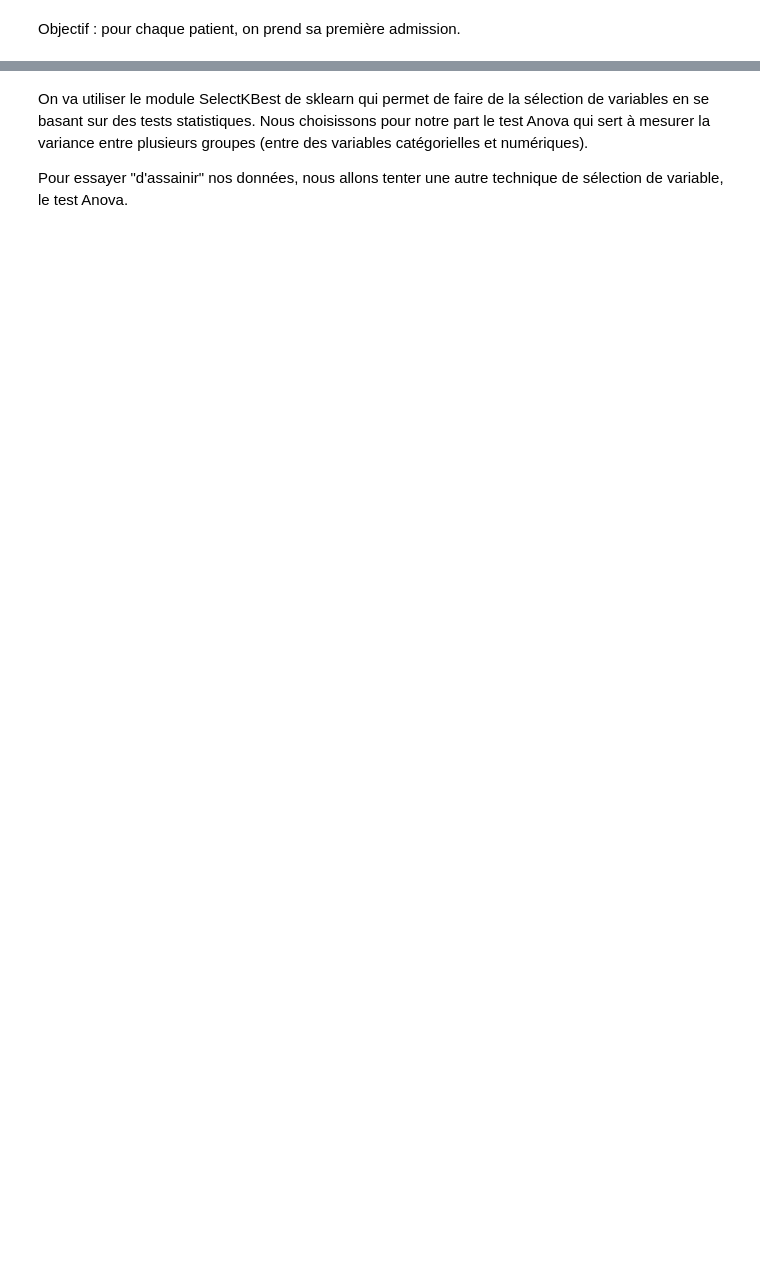
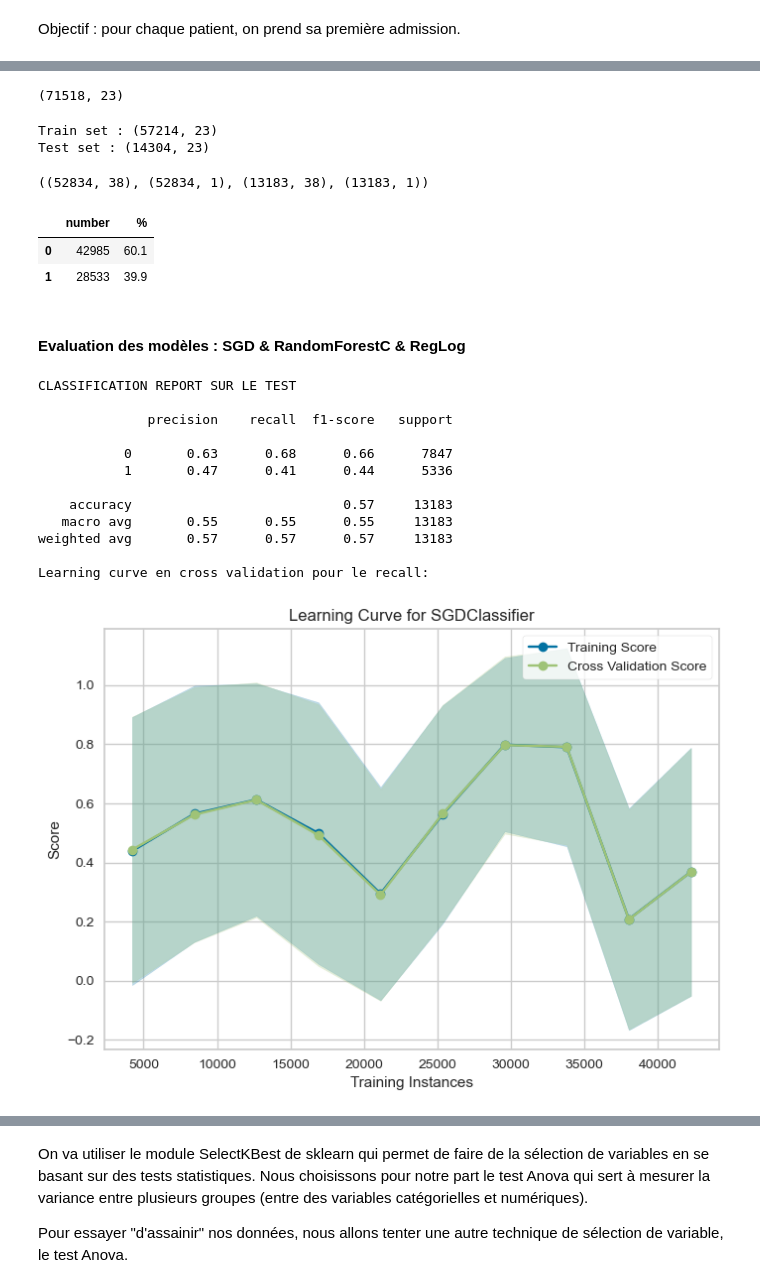
Before and after one commit to Gwendelina/130US_diabete, a Jupyter notebook: 130US_diabete.ipynb, the cells around one changed output, grey strips where cells are left out. Drawn from its saved outputs; the diff is of its cells as text; code cells hidden in the pictures; blank space fills up the shorter version.

```diff
--- a/130US_diabete.ipynb
+++ b/130US_diabete.ipynb
@@ -2673,0 +2677,2 @@ test_drop.shape
+# %%
+df_without_duplicate = base_clean_dataset_drop_duplicate()
@@ -2673,0 +2686,46 @@ test_drop.shape
+# %%
+df_without_duplicate = df_without_duplicate[['num_lab_procedures','num_medications', 'number_diagnoses', 'time_in_hospital', 'age', 'discharge_disposition_id', 'admission_source_id', 'diag_1', 'diag_3', 'medical_specialty', 'payer_code', 'race', 'gender', 'change', 'diabetesMed', 'max_glu_serum', 'A1Cresult', 'metformin', 'glimepiride', 'pioglitazone', 'rosiglitazone', 'insulin', 'readmitted']]
+df_without_duplicate.shape
+# %% [output]
+(71518, 23)
+# %%
+trainset_without_duplicate, testset_without_duplicate = train_test_split(df_without_duplicate, test_size=0.2, random_state=5)
+print('Train set :', trainset_without_duplicate.shape)
+print('Test set :', testset_without_duplicate.shape)
+# %% [output]
+Train set : (57214, 23)
+Test set : (14304, 23)
+# %%
+X_train_3, y_train_3 = preprocessing(trainset_without_duplicate)
+X_test_3, y_test_3 = preprocessing(testset_without_duplicate)
+X_train_3.shape, y_train_3.shape, X_test_3.shape, y_test_3.shape
+# %% [output]
+((52834, 38), (52834, 1), (13183, 38), (13183, 1))
+# %%
+# Point d'attention : avec le ré-échantillonnage, notre target est plus déséquilibrée (ratio 60/40)
+
+analyse_target(df_without_duplicate)
+# %% [output]
+|  | number | % |
+| 0 | 42985 | 60.1 |
+| 1 | 28533 | 39.9 |
+# %% [markdown]
+#### Evaluation des modèles : SGD & RandomForestC & RegLog
+# %%
+# Avec le Stochastic Gradient Descend Classifier
+
+evaluation_bis(model_sgdc,  X_train_3, y_train_3, X_test_3, y_test_3, scoring='recall')
+# %% [output]
+CLASSIFICATION REPORT SUR LE TEST
+
+              precision    recall  f1-score   support
+
+           0       0.63      0.68      0.66      7847
+           1       0.47      0.41      0.44      5336
+
+    accuracy                           0.57     13183
+   macro avg       0.55      0.55      0.55     13183
+weighted avg       0.57      0.57      0.57     13183
+
+Learning curve en cross validation pour le recall:
+[figure, added]
```
Also changed, not shown: parts of 99 cells of this notebook.
